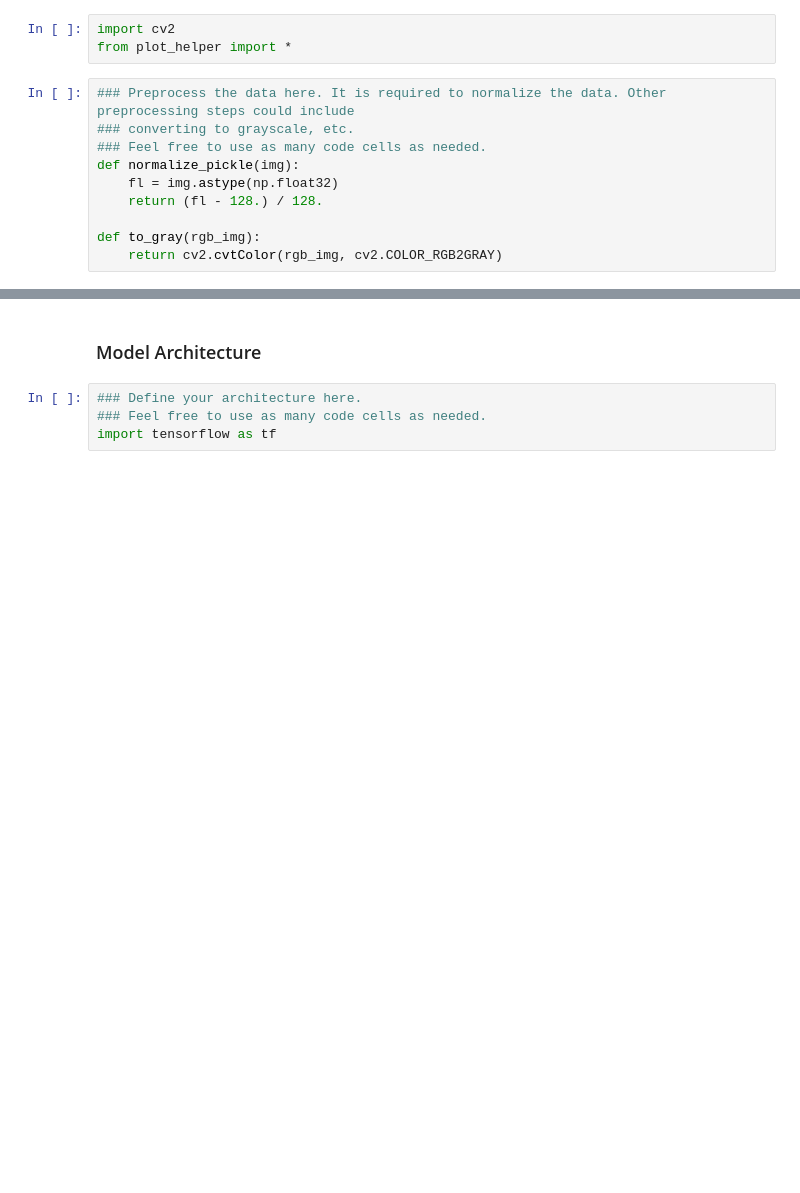
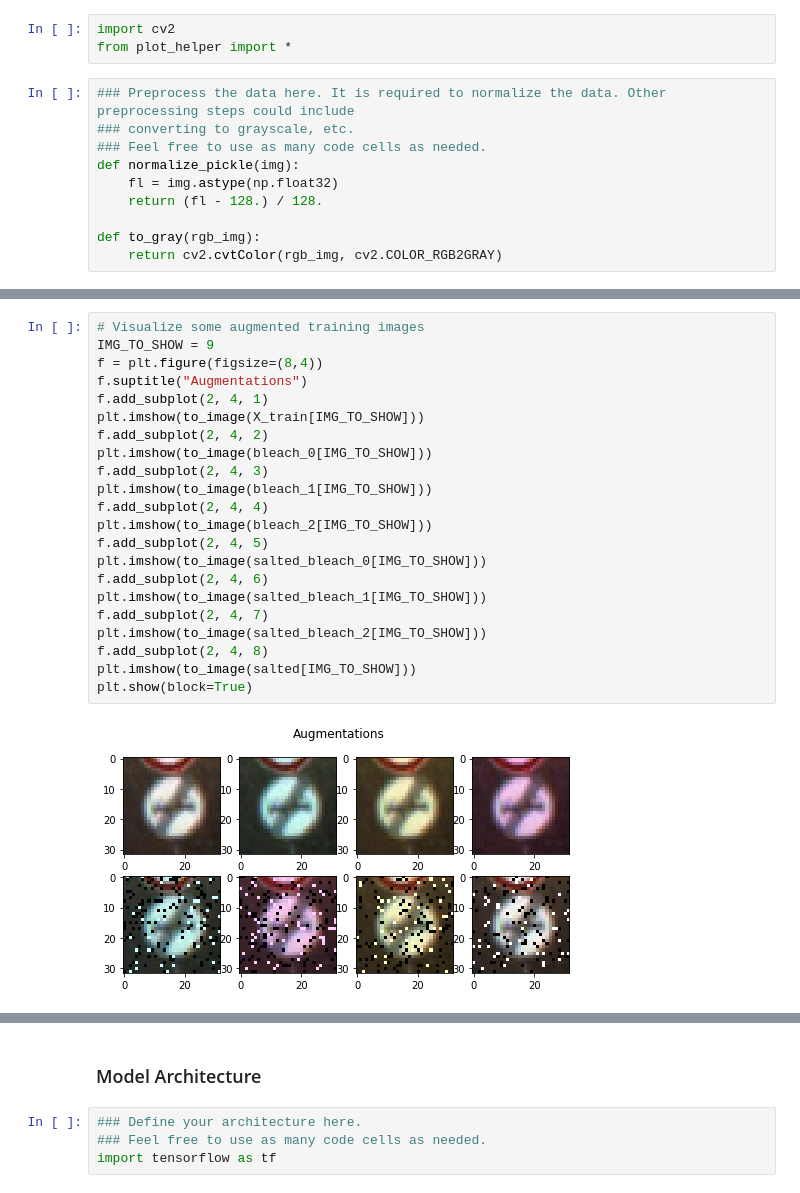
Before and after one commit to udacity/CarND-Traffic-Sign-Classifier-Project, a Jupyter notebook: Traffic_Sign_Classifier.ipynb, the cells around one changed output, grey strips where cells are left out. Saved outputs shown, nothing was run; the diff lists cells and outputs as text; blank space fills up the shorter version.

```diff
--- a/Traffic_Sign_Classifier.ipynb
+++ b/Traffic_Sign_Classifier.ipynb
@@ -193,0 +290,24 @@ plot_rgb(to_image(norm))
+# %%
+# Visualize some augmented training images
+IMG_TO_SHOW = 9
+f = plt.figure(figsize=(8,4))
+f.suptitle("Augmentations")
+f.add_subplot(2, 4, 1)
+plt.imshow(to_image(X_train[IMG_TO_SHOW]))
+f.add_subplot(2, 4, 2)
+plt.imshow(to_image(bleach_0[IMG_TO_SHOW]))
+f.add_subplot(2, 4, 3)
+plt.imshow(to_image(bleach_1[IMG_TO_SHOW]))
+f.add_subplot(2, 4, 4)
+plt.imshow(to_image(bleach_2[IMG_TO_SHOW]))
+f.add_subplot(2, 4, 5)
+plt.imshow(to_image(salted_bleach_0[IMG_TO_SHOW]))
+f.add_subplot(2, 4, 6)
+plt.imshow(to_image(salted_bleach_1[IMG_TO_SHOW]))
+f.add_subplot(2, 4, 7)
+plt.imshow(to_image(salted_bleach_2[IMG_TO_SHOW]))
+f.add_subplot(2, 4, 8)
+plt.imshow(to_image(salted[IMG_TO_SHOW]))
+plt.show(block=True)
+# %% [output]
+[figure, added]
```
Also changed, not shown: parts of 14 cells of this notebook.
